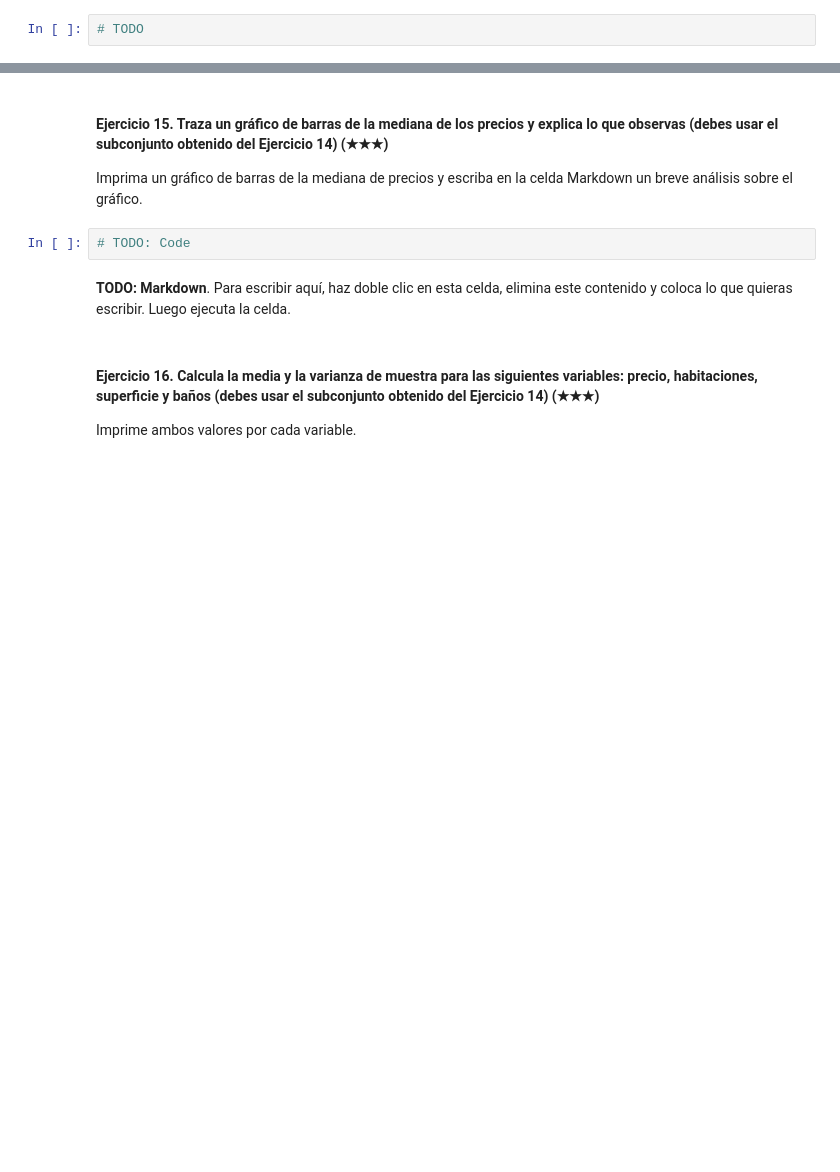
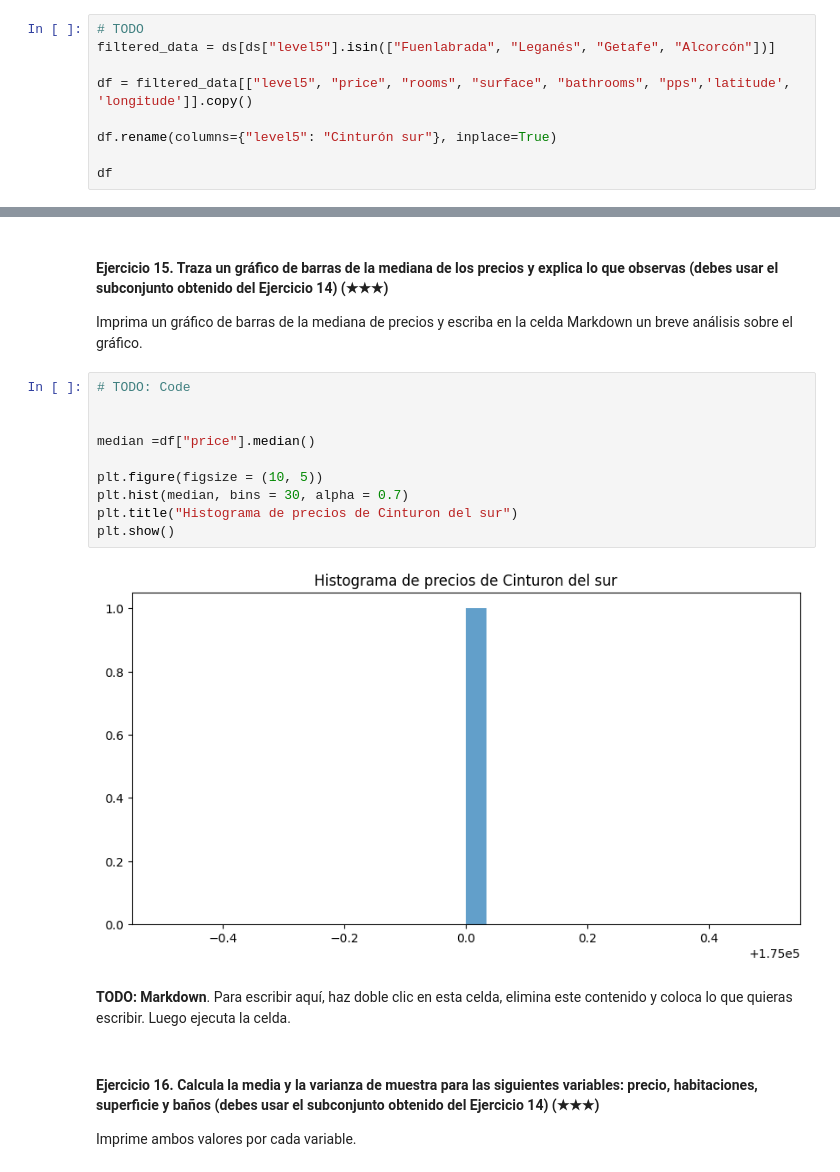
Before and after one commit to josephx-19/realestate-datacleanup-exercise, a Jupyter notebook: project.es.ipynb, the cells around one changed output, grey strips where cells are left out. Saved outputs shown, nothing was run; the diff lists cells and outputs as text; blank space fills up the shorter version.

```diff
--- a/project.es.ipynb
+++ b/project.es.ipynb
@@ -281,3 +318,10 @@ Imprima la población y el número de casas.
 Pista: Filtra el DataFrame original usando la columna `level5` y la función `isin`.
 # %%
 # TODO
+filtered_data = ds[ds["level5"].isin(["Fuenlabrada", "Leganés", "Getafe", "Alcorcón"])]
+
+df = filtered_data[["level5", "price", "rooms", "surface", "bathrooms", "pps",'latitude', 'longitude']].copy()
+
+df.rename(columns={"level5": "Cinturón sur"}, inplace=True)
+
+df
@@ -287,6 +345,16 @@ Pista: Filtra el DataFrame original usando la columna `level5` y la función `is
 Imprima un gráfico de barras de la mediana de precios y escriba en la celda Markdown un breve análisis sobre el gráfico.
 # %%
 # TODO: Code
+
+
+median =df["price"].median()
+
+plt.figure(figsize = (10, 5))
+plt.hist(median, bins = 30, alpha = 0.7)
+plt.title("Histograma de precios de Cinturon del sur")
+plt.show()
+# %% [output]
+[figure, added]
 # %% [markdown]
 **TODO: Markdown**. Para escribir aquí, haz doble clic en esta celda, elimina este contenido y coloca lo que quieras escribir. Luego ejecuta la celda.
 # %% [markdown]
```
Also changed, not shown: parts of 9 cells of this notebook.
